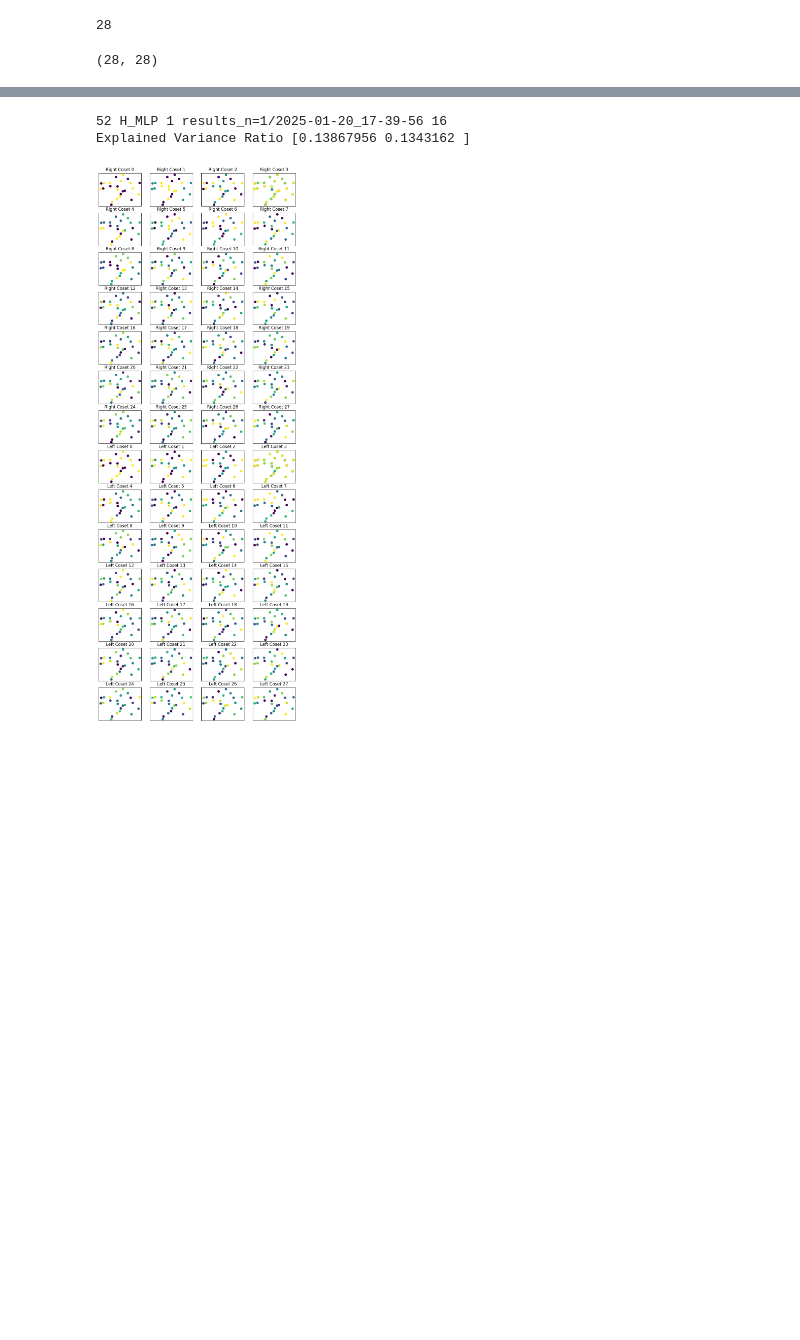
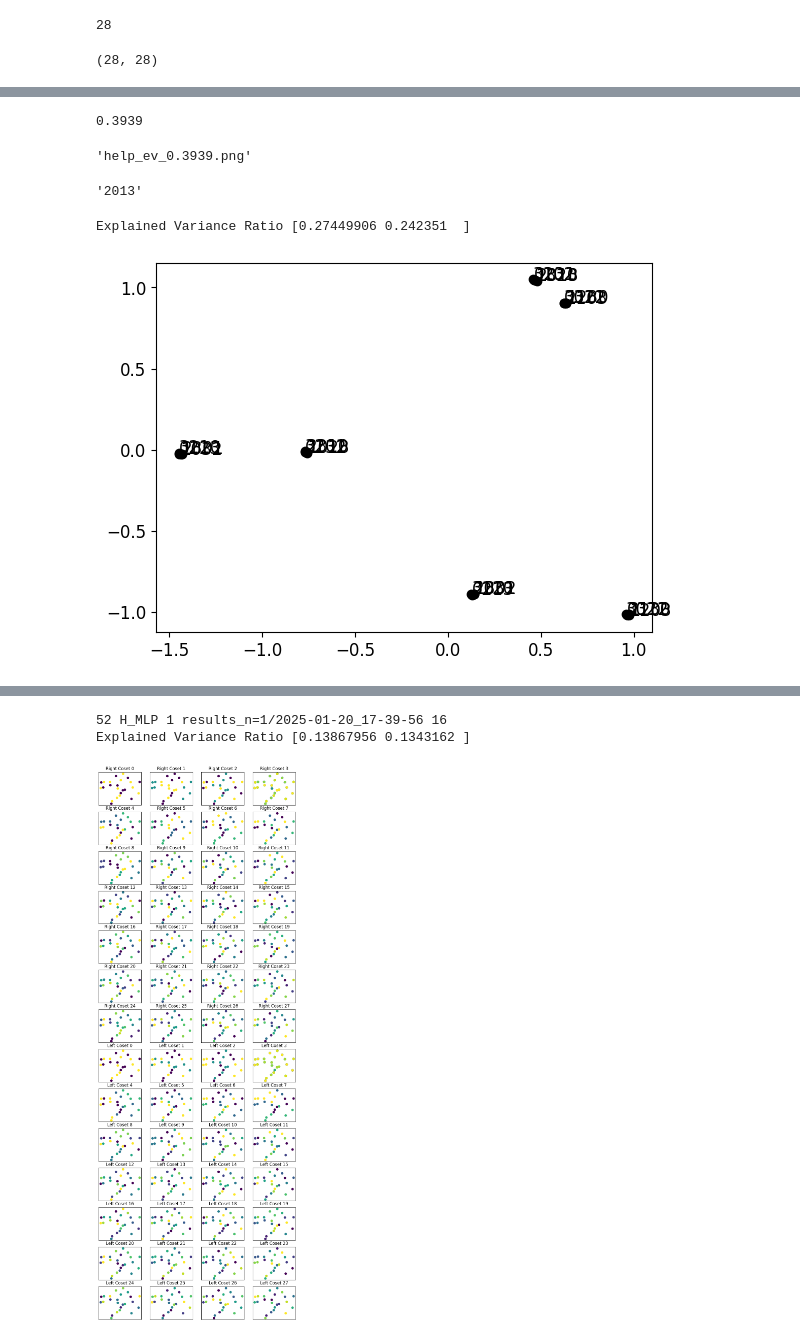
Before and after one commit to maxwellmg/grow-crystals-distance-experiments, a Jupyter notebook: notebooks/permutation_group.ipynb, the cells around one changed output, grey strips where cells are left out. Drawn from its saved outputs; the diff is of its cells as text; code cells hidden in the pictures; blank space fills up the shorter version.

```diff
--- a/notebooks/permutation_group.ipynb
+++ b/notebooks/permutation_group.ipynb
@@ -594,3 +612,32 @@ Best coset found, 0.5688443779945374
+# %%
+total_ev = round(.39393333332883833333333,4)
+
+print(total_ev)
+
+save_name = "help"
+save_path = None
+if save_name:
+    save_path = f"{save_name}_ev_{total_ev}.png"
+# %% [output]
+0.3939
+# %%
+save_path
+# %% [output]
+'help_ev_0.3939.png'
+# %%
+new_perm_dict[12]
+# %% [output]
+'2013'
+# %%
+visualize_embedding(model.embedding.weight.cpu() if 'transformer' in model_id else model.embedding.cpu(),
+                    title="",
+                    save_path=None,
+                    dict_level = new_perm_dict,
+                    adjust_overlapping_text=False,
+                    color_dict=False)
+# %% [output]
+Explained Variance Ratio [0.27449906 0.242351  ]
+[figure, added]
 # %%
 visualize_best_embedding(model.embedding.weight.cpu() if 'transformer' in model_id else model.embedding.cpu(), right_coset_list, left_coset_list, dict_level = new_perm_dict)
 # %%
```
Also changed, not shown: parts of 6 cells of this notebook, 9 other files.
